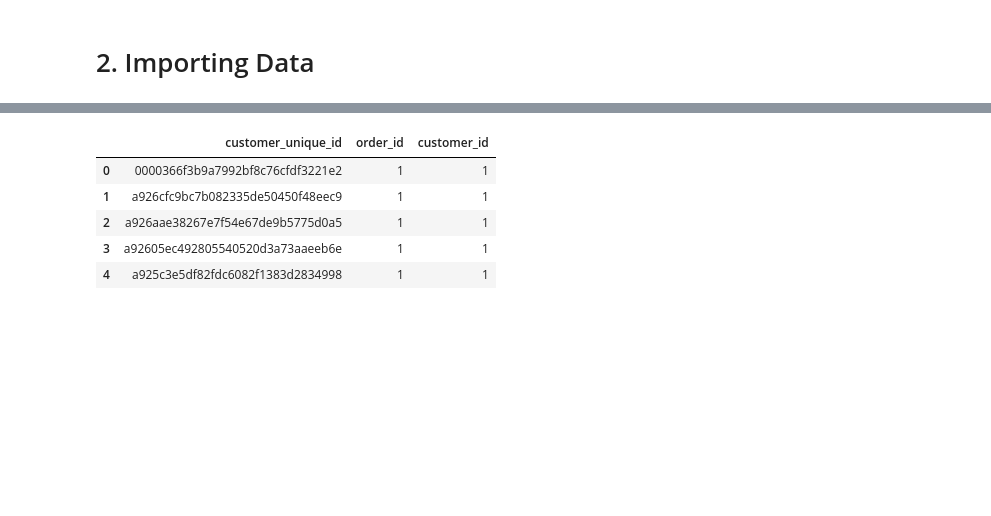
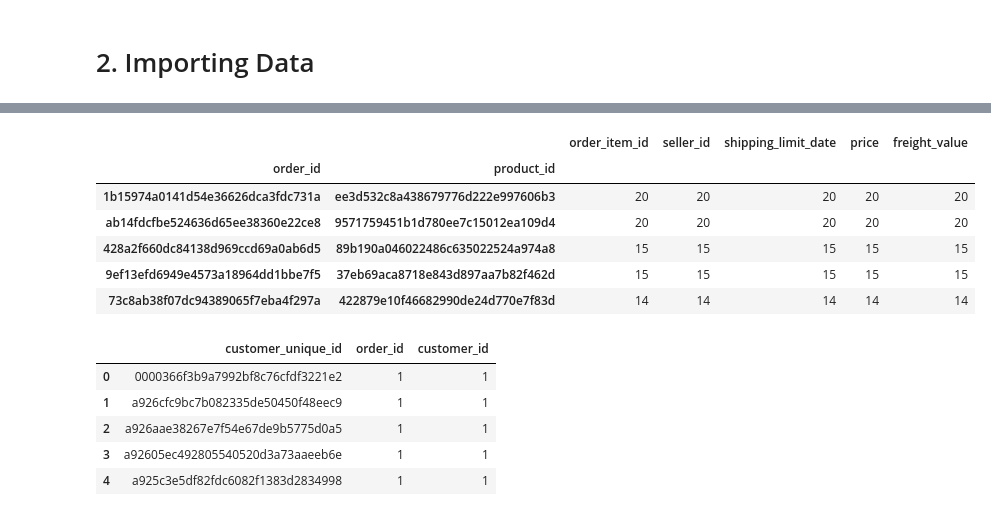
Before and after one commit to liberatt/relative_thinking_freight, a Jupyter notebook: scripts/analysis.ipynb, the cells around one changed output, grey strips where cells are left out. Cells and saved outputs as stored; diff of their text form; code cells hidden in the pictures; blank space fills up the shorter version.

```diff
--- a/scripts/analysis.ipynb
+++ b/scripts/analysis.ipynb
@@ -38,3 +117,13 @@ name_translation_df= pd.read_csv(
+# %%
+items_df.groupby(['order_id', 'product_id']).count().sort_values('order_item_id', ascending=False).head()
+# %% [output]
+|  |  | order_item_id | seller_id | shipping_limit_date | price | freight_value |
+| order_id | product_id |  |  |  |  |  |
+| 1b15974a0141d54e36626dca3fdc731a | ee3d532c8a438679776d222e997606b3 | 20 | 20 | 20 | 20 | 20 |
+| ab14fdcfbe524636d65ee38360e22ce8 | 9571759451b1d780ee7c15012ea109d4 | 20 | 20 | 20 | 20 | 20 |
+| 428a2f660dc84138d969ccd69a0ab6d5 | 89b190a046022486c635022524a974a8 | 15 | 15 | 15 | 15 | 15 |
+| 9ef13efd6949e4573a18964dd1bbe7f5 | 37eb69aca8718e843d897aa7b82f462d | 15 | 15 | 15 | 15 | 15 |
+| 73c8ab38f07dc94389065f7eba4f297a | 422879e10f46682990de24d770e7f83d | 14 | 14 | 14 | 14 | 14 |
 # %%
 test = orders_df[['order_id', 'customer_id']].drop_duplicates().merge(customer_df[['customer_id', 'customer_unique_id']].drop_duplicates(), on='customer_id', how='left')
 
```
Also changed, not shown: parts of 7 cells of this notebook.
